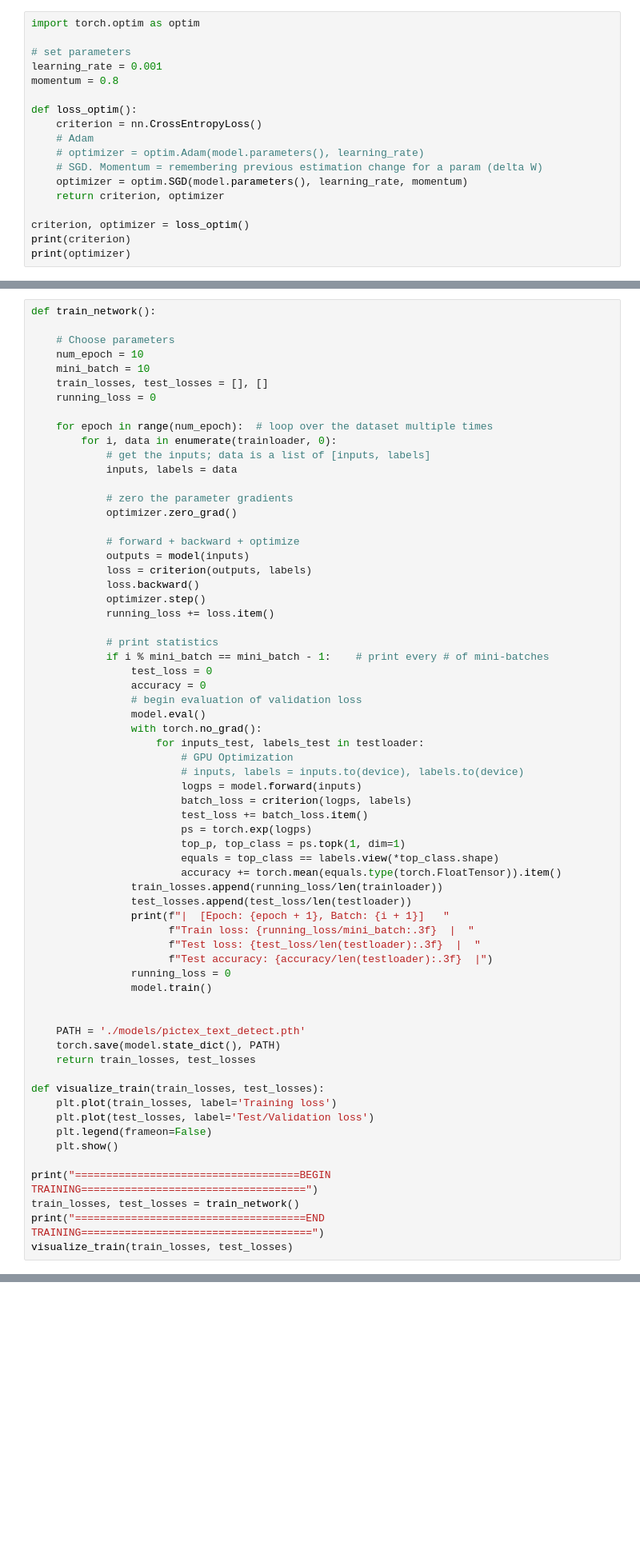
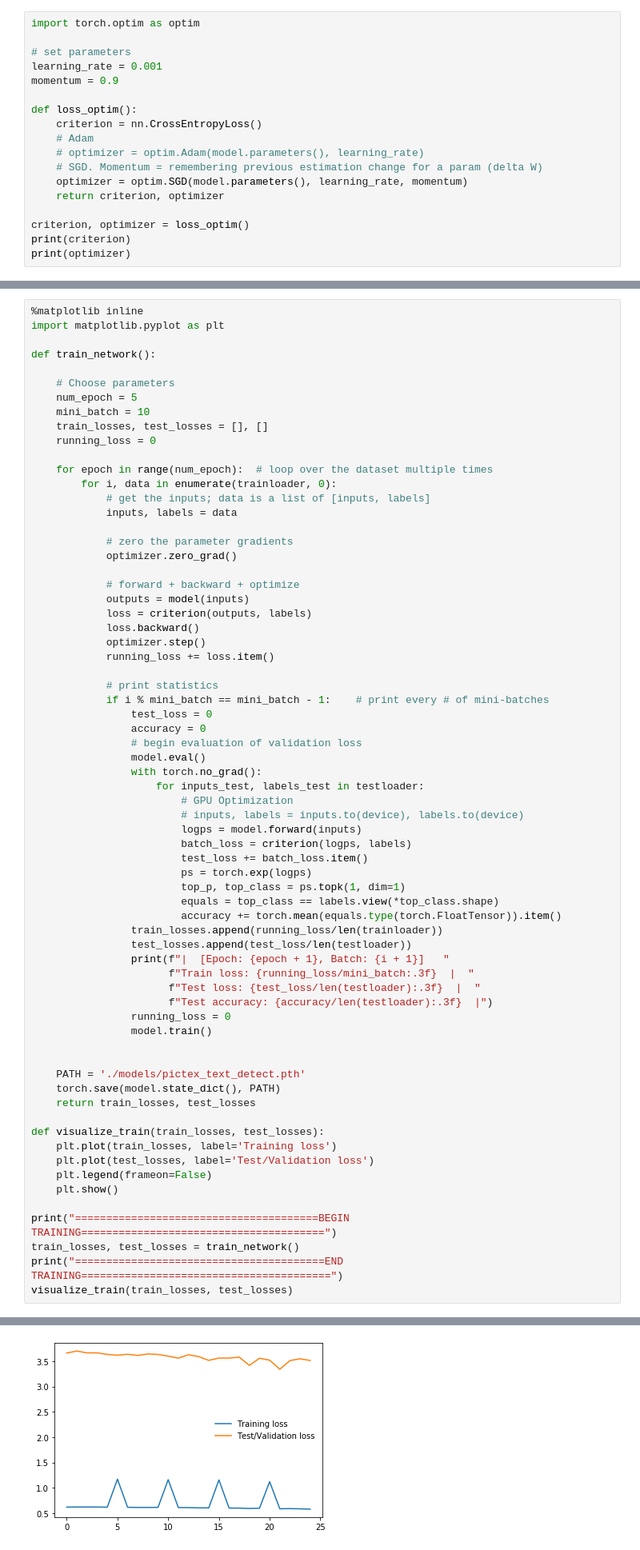
Before and after one commit to lenghuang/picTex, a Jupyter notebook: textDetect/picTex_detect.ipynb, the cells around one changed output, grey strips where cells are left out. Shown: that part at 80% size. Saved outputs shown, nothing was run; the diff lists cells and outputs as text; blank space fills up the shorter version.

Commit message:
add inline styling most updated run

```diff
--- a/textDetect/picTex_detect.ipynb
+++ b/textDetect/picTex_detect.ipynb
@@ -107,7 +107,7 @@ import torch.optim as optim
 
 # set parameters
 learning_rate = 0.001
-momentum = 0.8
+momentum = 0.9
 
 def loss_optim():
     criterion = nn.CrossEntropyLoss()
@@ -123,10 +133,13 @@ print(optimizer)
 # %% [markdown]
 ### Step 4: Train Model
 # %%
+%matplotlib inline
+import matplotlib.pyplot as plt
+
 def train_network():
 
     # Choose parameters
-    num_epoch = 10
+    num_epoch = 5
     mini_batch = 10
     train_losses, test_losses = [], []
     running_loss = 0
@@ -183,7 +196,8 @@ def visualize_train(train_losses, test_losses):
     plt.legend(frameon=False)
     plt.show()
 
-print("====================================BEGIN TRAINING====================================")
+print("=======================================BEGIN TRAINING=======================================")
 train_losses, test_losses = train_network()
-print("=====================================END TRAINING=====================================")
+print("========================================END TRAINING========================================")
 visualize_train(train_losses, test_losses)
+# %% [output]
@@ -190,3 +221,4 @@ visualize_train(train_losses, test_losses)
+[figure, added]
 # %% [markdown]
 ### Step 5: Test the Network
 
```
Also changed, not shown: parts of 3 cells of this notebook, 1 other file.
